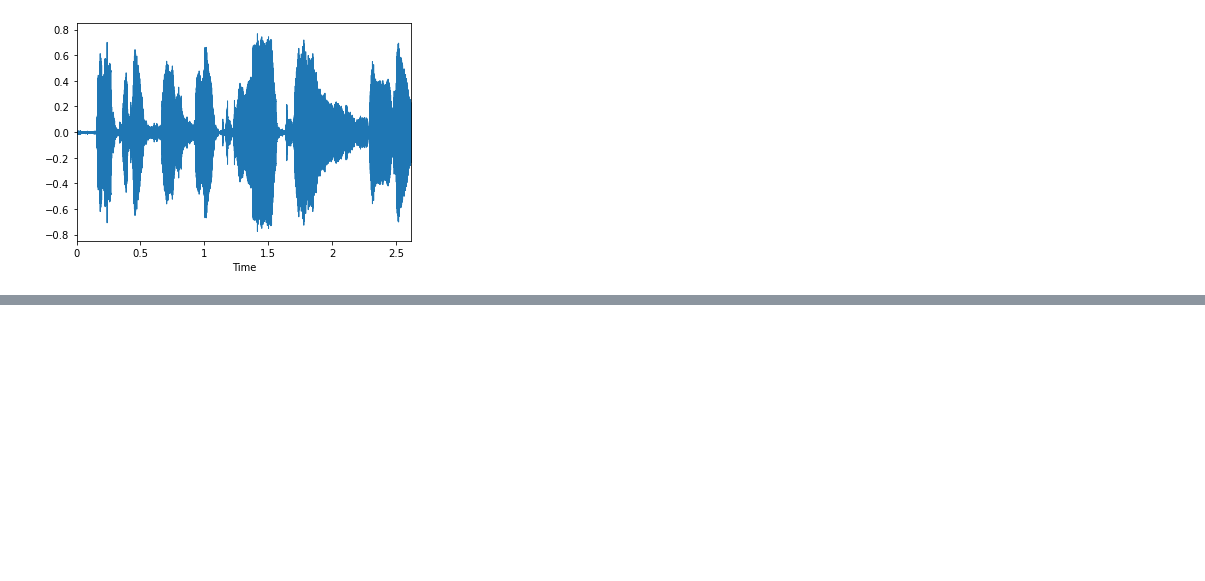
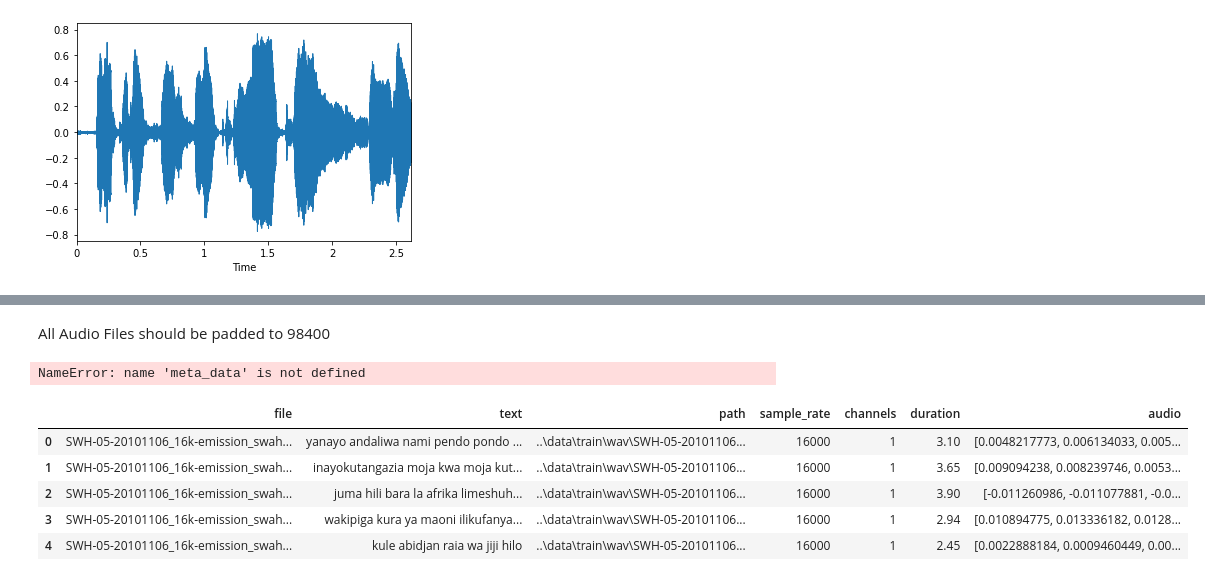
Before and after one commit to nebasam/Week-4, a Jupyter notebook: notebook/AudioExplore.ipynb, the cells around one changed output, grey strips where cells are left out. Cells and saved outputs as stored; diff of their text form; code cells hidden in the pictures; blank space fills up the shorter version.

```diff
--- a/notebook/AudioExplore.ipynb
+++ b/notebook/AudioExplore.ipynb
@@ -95,0 +227,6 @@ librosa.display.waveplot(audio3, sr=sr)
+# %% [markdown]
+All Audio Files should be padded to 98400
+# %%
+print(meta_data.columns)
+# %% [output]
+NameError: name 'meta_data' is not defined
@@ -95,0 +370,10 @@ librosa.display.waveplot(audio3, sr=sr)
+# %%
+features = [self.normalize(self.featurize(a)) for a in
+            audio_paths[cur_index:cur_index+self.minibatch_size]]
+# %% [output]
+|  | file | text | path | sample_rate | channels | duration | audio |
+| 0 | SWH-05-20101106_16k-emission_swah... | yanayo andaliwa nami pendo pondo ... | ..\data\train\wav\SWH-05-20101106... | 16000 | 1 | 3.10 | [0.0048217773, 0.006134033, 0.005... |
+| 1 | SWH-05-20101106_16k-emission_swah... | inayokutangazia moja kwa moja kut... | ..\data\train\wav\SWH-05-20101106... | 16000 | 1 | 3.65 | [0.009094238, 0.008239746, 0.0053... |
+| 2 | SWH-05-20101106_16k-emission_swah... | juma hili bara la afrika limeshuh... | ..\data\train\wav\SWH-05-20101106... | 16000 | 1 | 3.90 | [-0.011260986, -0.011077881, -0.0... |
+| 3 | SWH-05-20101106_16k-emission_swah... | wakipiga kura ya maoni ilikufanya... | ..\data\train\wav\SWH-05-20101106... | 16000 | 1 | 2.94 | [0.010894775, 0.013336182, 0.0128... |
+| 4 | SWH-05-20101106_16k-emission_swah... | kule abidjan raia wa jiji hilo | ..\data\train\wav\SWH-05-20101106... | 16000 | 1 | 2.45 | [0.0022888184, 0.0009460449, 0.00... |
```
Also changed, not shown: parts of 24 cells of this notebook, 3 other files.
